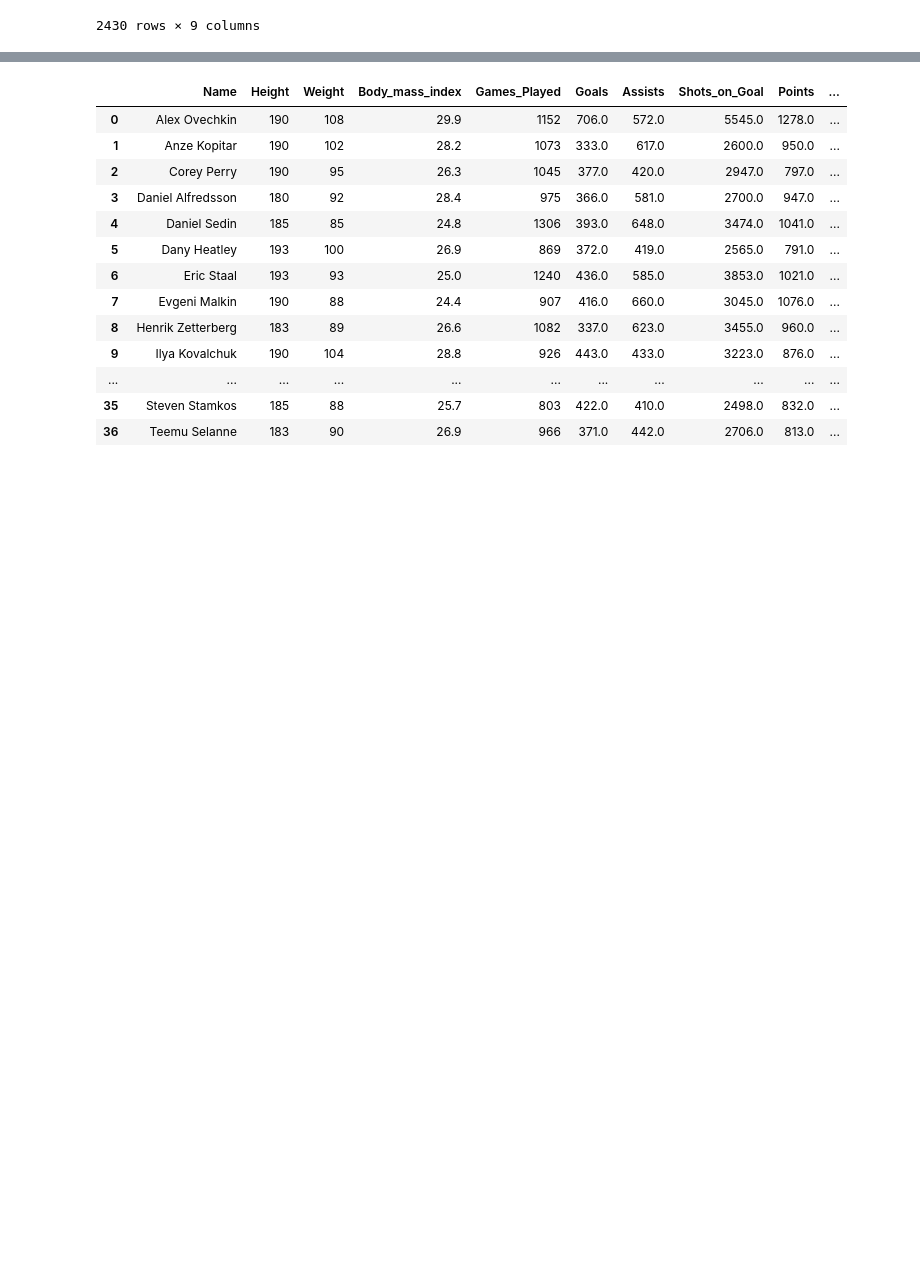
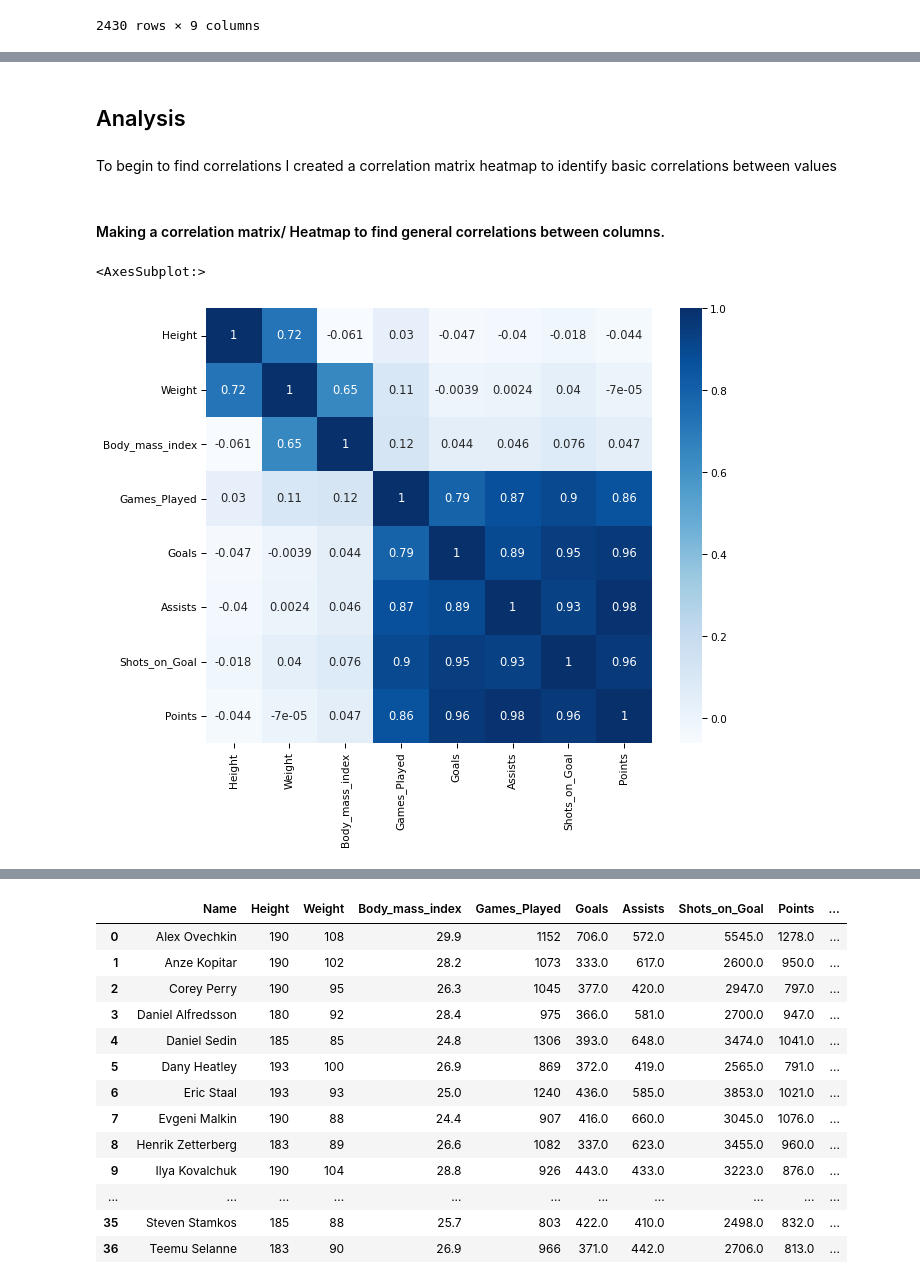
Before and after one commit to data301-2021-winter1/project-group38-project, a Jupyter notebook: notebooks/analysis1.ipynb, the cells around one changed output, grey strips where cells are left out. Cells and saved outputs as stored; diff of their text form; code cells hidden in the pictures; blank space fills up the shorter version.

Commit message:
Organized notebook, only need to perform a little more analysis

```diff
--- a/notebooks/analysis1.ipynb
+++ b/notebooks/analysis1.ipynb
@@ -217,0 +162,14 @@ refined_data
+# %% [markdown]
+## Analysis
+# %% [markdown]
+To begin to find correlations I created a correlation matrix heatmap to identify basic correlations between values
+# %% [markdown]
+#### Making a correlation matrix/ Heatmap to find general correlations between columns.
+# %%
+plt.figure(figsize=(10, 8))
+sns.set_context("paper", font_scale=1.2)
+
+sns.heatmap(refined_data.corr(), annot=True,cmap="Blues")
+# %% [output]
+<AxesSubplot:>
+[figure, added]
```
Also changed, not shown: parts of 53 cells of this notebook.
